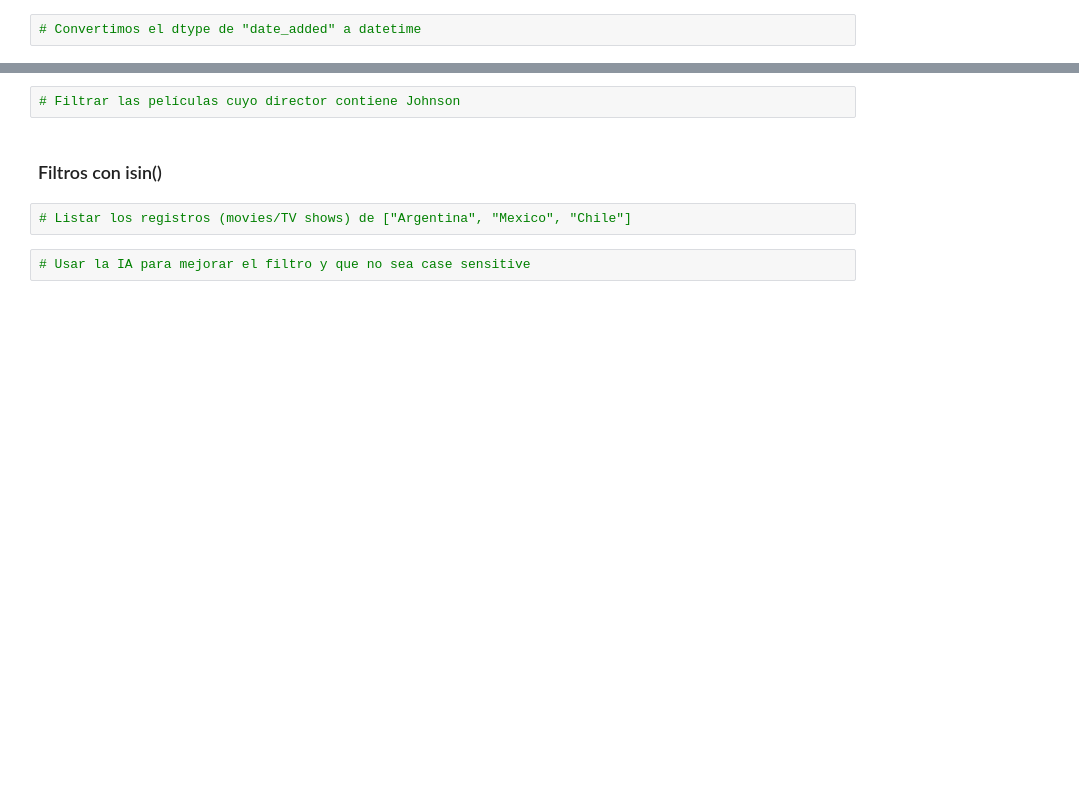
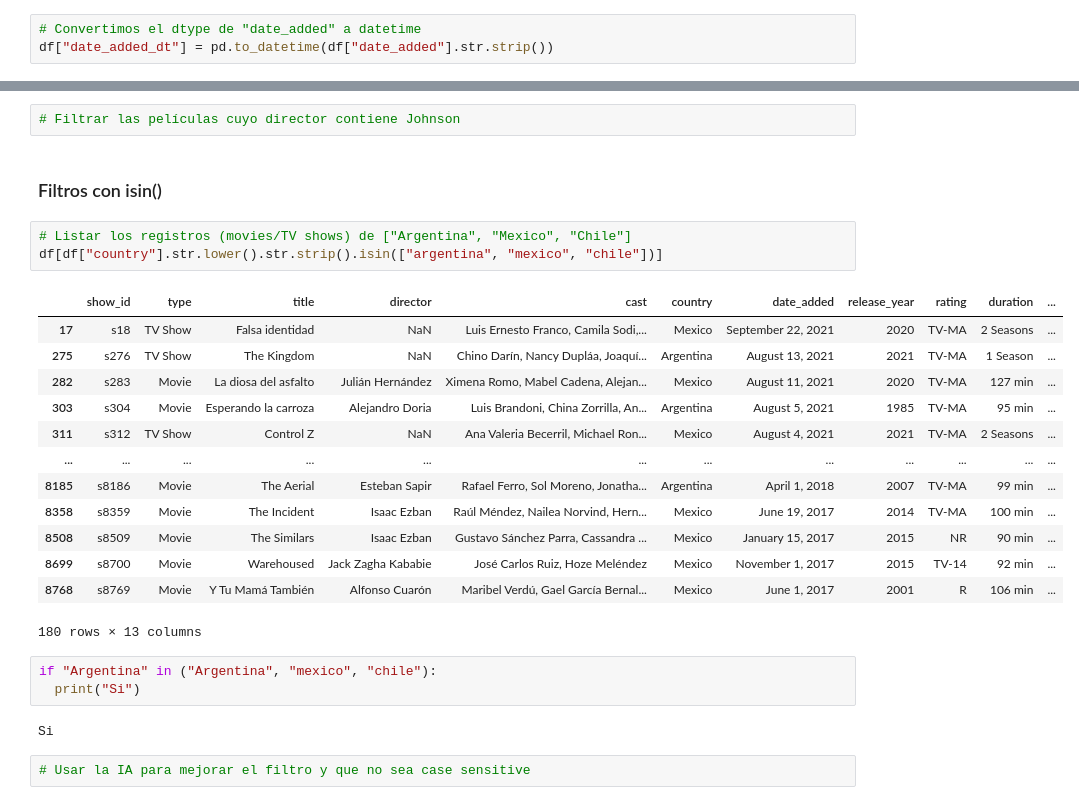
Before and after one commit to v0ltax/TT-2C2025-Data-Analitycs-Notebooks, a Jupyter notebook: Clase_6/Clase_06_NB1.ipynb, the cells around one changed output, grey strips where cells are left out. Cells and saved outputs as stored; diff of their text form; blank space fills up the shorter version.

```diff
--- a/Clase_6/Clase_06_NB1.ipynb
+++ b/Clase_6/Clase_06_NB1.ipynb
@@ -72,2 +189,3 @@ df[df["country"]=="Argentina"]
 # %%
 # Convertimos el dtype de "date_added" a datetime
+df["date_added_dt"] = pd.to_datetime(df["date_added"].str.strip())
@@ -91,5 +228,25 @@ df[df["country"]=="Argentina"]
 ### Filtros con isin()
 # %%
 # Listar los registros (movies/TV shows) de ["Argentina", "Mexico", "Chile"]
+df[df["country"].str.lower().str.strip().isin(["argentina", "mexico", "chile"])]
+# %% [output]
+|  | show_id | type | title | director | cast | country | date_added | release_year | rating | duration | ... |
+| 17 | s18 | TV Show | Falsa identidad | NaN | Luis Ernesto Franco, Camila Sodi,... | Mexico | September 22, 2021 | 2020 | TV-MA | 2 Seasons | ... |
+| 275 | s276 | TV Show | The Kingdom | NaN | Chino Darín, Nancy Dupláa, Joaquí... | Argentina | August 13, 2021 | 2021 | TV-MA | 1 Season | ... |
+| 282 | s283 | Movie | La diosa del asfalto | Julián Hernández | Ximena Romo, Mabel Cadena, Alejan... | Mexico | August 11, 2021 | 2020 | TV-MA | 127 min | ... |
+| 303 | s304 | Movie | Esperando la carroza | Alejandro Doria | Luis Brandoni, China Zorrilla, An... | Argentina | August 5, 2021 | 1985 | TV-MA | 95 min | ... |
+| 311 | s312 | TV Show | Control Z | NaN | Ana Valeria Becerril, Michael Ron... | Mexico | August 4, 2021 | 2021 | TV-MA | 2 Seasons | ... |
+| ... | ... | ... | ... | ... | ... | ... | ... | ... | ... | ... | ... |
+| 8185 | s8186 | Movie | The Aerial | Esteban Sapir | Rafael Ferro, Sol Moreno, Jonatha... | Argentina | April 1, 2018 | 2007 | TV-MA | 99 min | ... |
+| 8358 | s8359 | Movie | The Incident | Isaac Ezban | Raúl Méndez, Nailea Norvind, Hern... | Mexico | June 19, 2017 | 2014 | TV-MA | 100 min | ... |
+| 8508 | s8509 | Movie | The Similars | Isaac Ezban | Gustavo Sánchez Parra, Cassandra ... | Mexico | January 15, 2017 | 2015 | NR | 90 min | ... |
+| 8699 | s8700 | Movie | Warehoused | Jack Zagha Kababie | José Carlos Ruiz, Hoze Meléndez | Mexico | November 1, 2017 | 2015 | TV-14 | 92 min | ... |
+| 8768 | s8769 | Movie | Y Tu Mamá También | Alfonso Cuarón | Maribel Verdú, Gael García Bernal... | Mexico | June 1, 2017 | 2001 | R | 106 min | ... |
+180 rows × 13 columns
+# %%
+if "Argentina" in ("Argentina", "mexico", "chile"):
+  print("Si")
+# %% [output]
+Si
 # %%
 # Usar la IA para mejorar el filtro y que no sea case sensitive
```
Also changed, not shown: parts of 23 cells of this notebook, 2 other files.
